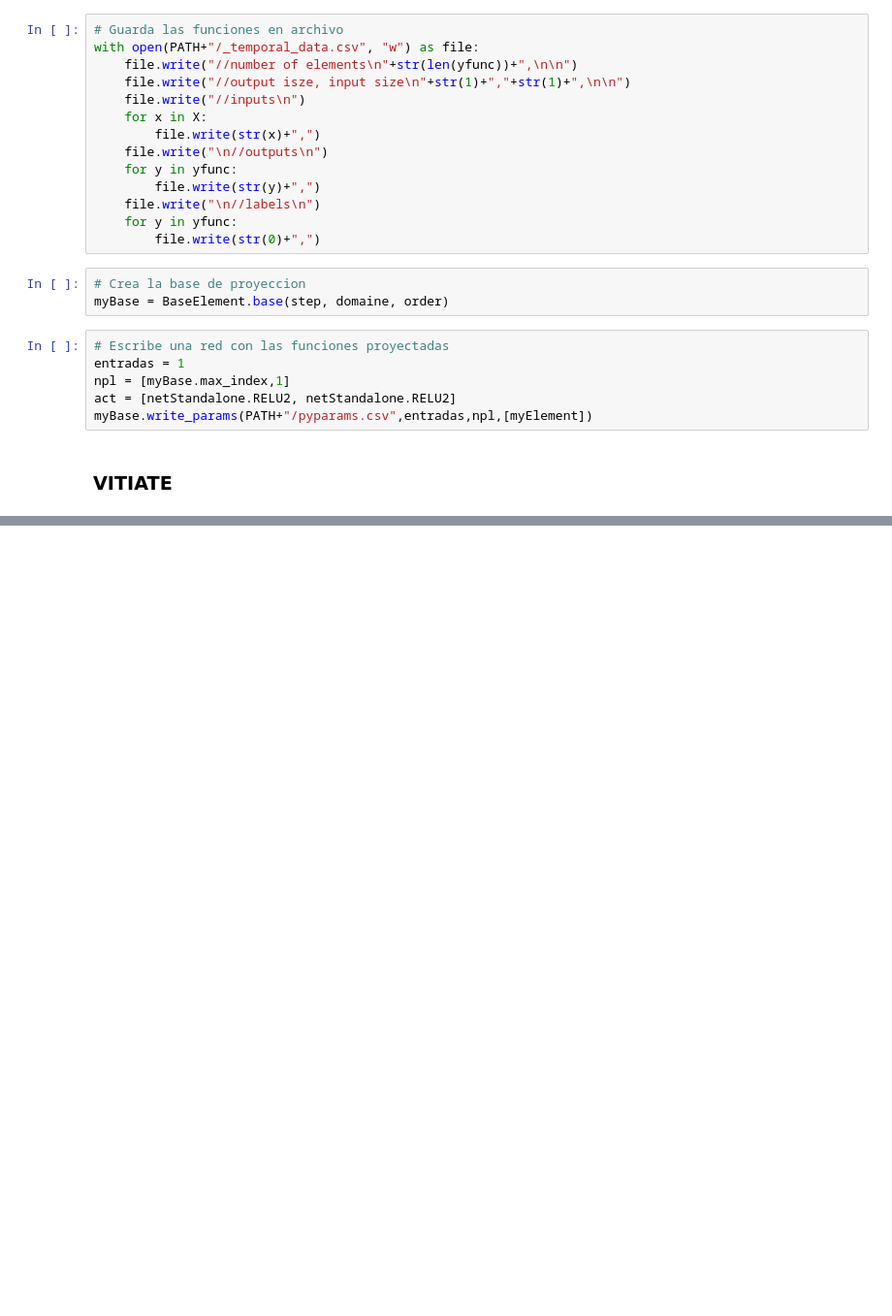
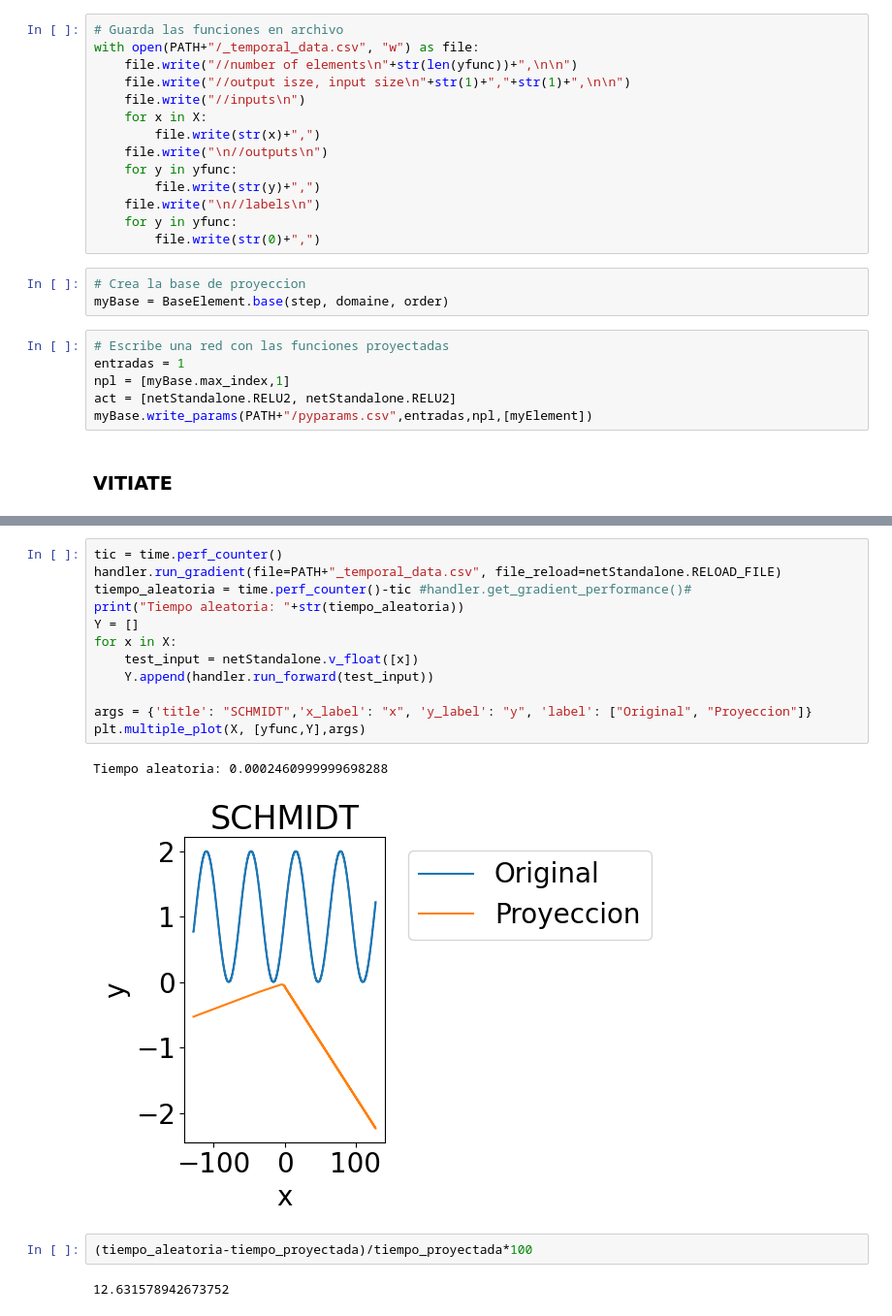
Before and after one commit to LimpBunion22/Vitiate, a Jupyter notebook: python/mb_bench.ipynb, the cells around one changed output, grey strips where cells are left out. Shown at 97% size. Saved outputs shown, nothing was run; the diff lists cells and outputs as text; blank space fills up the shorter version.

```diff
--- a/python/mb_bench.ipynb
+++ b/python/mb_bench.ipynb
@@ -83,0 +97,19 @@ Tiempo aleatoria: 0.00015129999974305974
+# %%
+tic = time.perf_counter()
+handler.run_gradient(file=PATH+"_temporal_data.csv", file_reload=netStandalone.RELOAD_FILE)
+tiempo_aleatoria = time.perf_counter()-tic #handler.get_gradient_performance()#
+print("Tiempo aleatoria: "+str(tiempo_aleatoria))
+Y = []
+for x in X:
+    test_input = netStandalone.v_float([x])
+    Y.append(handler.run_forward(test_input))
+
+args = {'title': "SCHMIDT",'x_label': "x", 'y_label': "y", 'label': ["Original", "Proyeccion"]}
+plt.multiple_plot(X, [yfunc,Y],args)
+# %% [output]
+Tiempo aleatoria: 0.0002460999999698288
+[figure, added]
+# %%
+(tiempo_aleatoria-tiempo_proyectada)/tiempo_proyectada*100
+# %% [output]
+12.631578942673752
```
Also changed, not shown: parts of 11 cells of this notebook, 2 other files.
